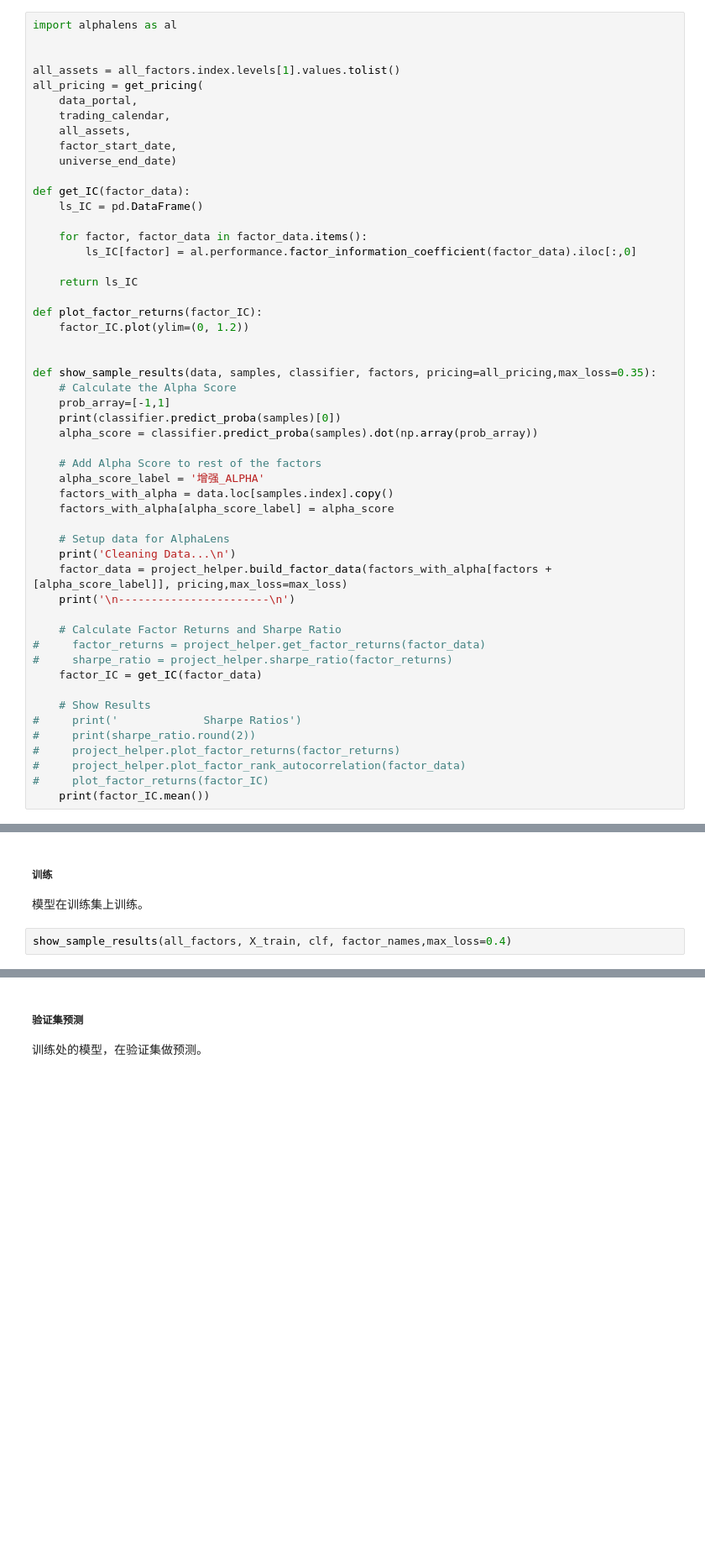
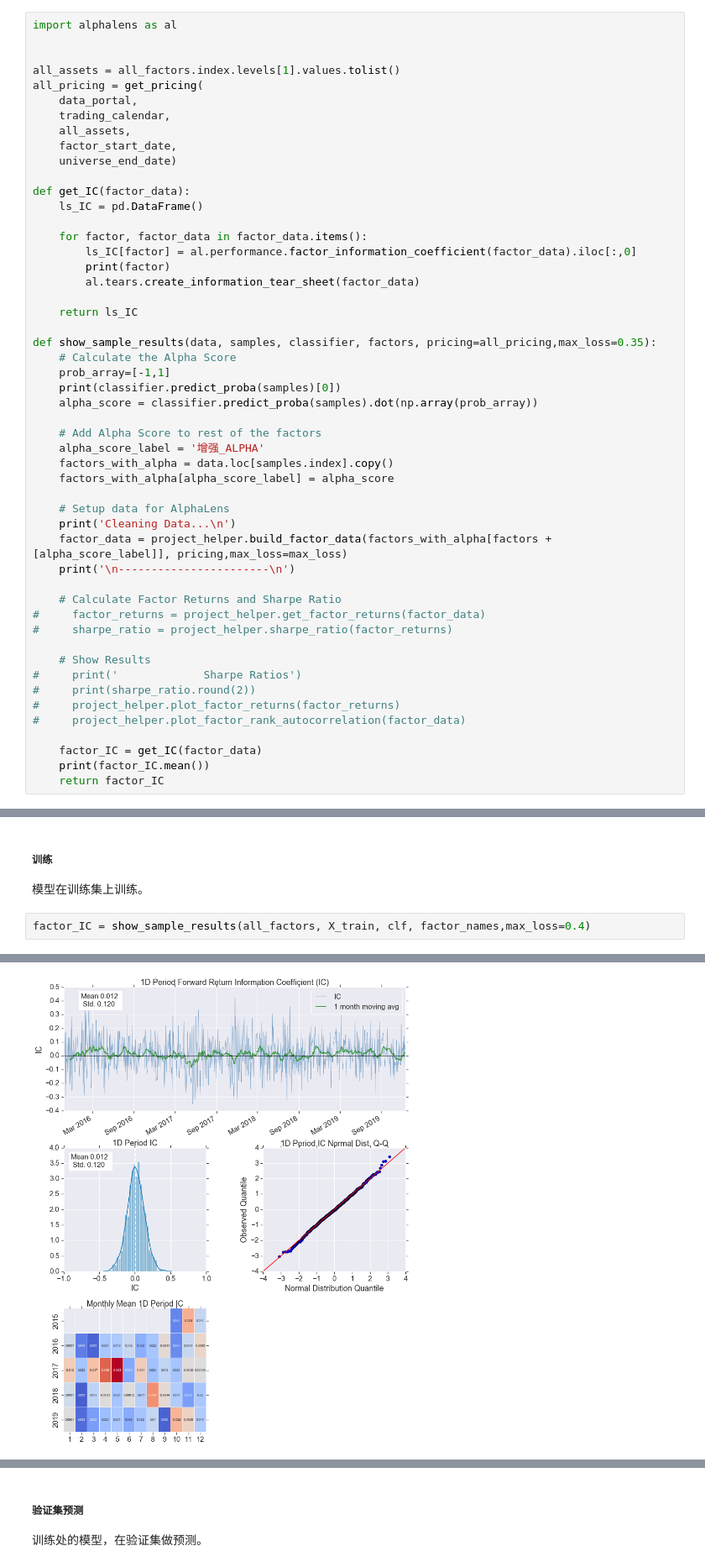
Before and after one commit to Arzkaban/QUANT_AIforTrade_Term2, a Jupyter notebook: project_7_Combining_Signals_for_Enhanced_Alpha/Enhance_Alpha_Modify.ipynb, the cells around one changed output, grey strips where cells are left out. Shown at 84% size. Cells and saved outputs as stored; diff of their text form; blank space fills up the shorter version.

```diff
--- a/project_7_Combining_Signals_for_Enhanced_Alpha/Enhance_Alpha_Modify.ipynb
+++ b/project_7_Combining_Signals_for_Enhanced_Alpha/Enhance_Alpha_Modify.ipynb
@@ -634,12 +634,10 @@ def get_IC(factor_data):
 
     for factor, factor_data in factor_data.items():
         ls_IC[factor] = al.performance.factor_information_coefficient(factor_data).iloc[:,0]
+        print(factor)
+        al.tears.create_information_tear_sheet(factor_data)
 
     return ls_IC
-
-def plot_factor_returns(factor_IC):
-    factor_IC.plot(ylim=(0, 1.2))
-
 
 def show_sample_results(data, samples, classifier, factors, pricing=all_pricing,max_loss=0.35):
     # Calculate the Alpha Score
@@ -660,15 +658,16 @@ def show_sample_results(data, samples, classifier, factors, pricing=all_pricing,
     # Calculate Factor Returns and Sharpe Ratio
 #     factor_returns = project_helper.get_factor_returns(factor_data)
 #     sharpe_ratio = project_helper.sharpe_ratio(factor_returns)
-    factor_IC = get_IC(factor_data)
 
     # Show Results
 #     print('             Sharpe Ratios')
 #     print(sharpe_ratio.round(2))
 #     project_helper.plot_factor_returns(factor_returns)
 #     project_helper.plot_factor_rank_autocorrelation(factor_data)
-#     plot_factor_returns(factor_IC)
+
+    factor_IC = get_IC(factor_data)
     print(factor_IC.mean())
+    return factor_IC
 # %% [markdown]
 #### 预测效果
 用一下几个因子与增强因子做个比较：
@@ -688,7 +687,7 @@ factor_names = [
 ##### 训练
 模型在训练集上训练。
 # %%
-show_sample_results(all_factors, X_train, clf, factor_names,max_loss=0.4)
+factor_IC = show_sample_results(all_factors, X_train, clf, factor_names,max_loss=0.4)
 # %% [output]
 [ 0.48418392  0.51581608]
 Cleaning Data...
@@ -709,0 +718 @@ dtype: float64
+[figure, added]
```
Also changed, not shown: parts of 17 cells of this notebook, 1 other file.
